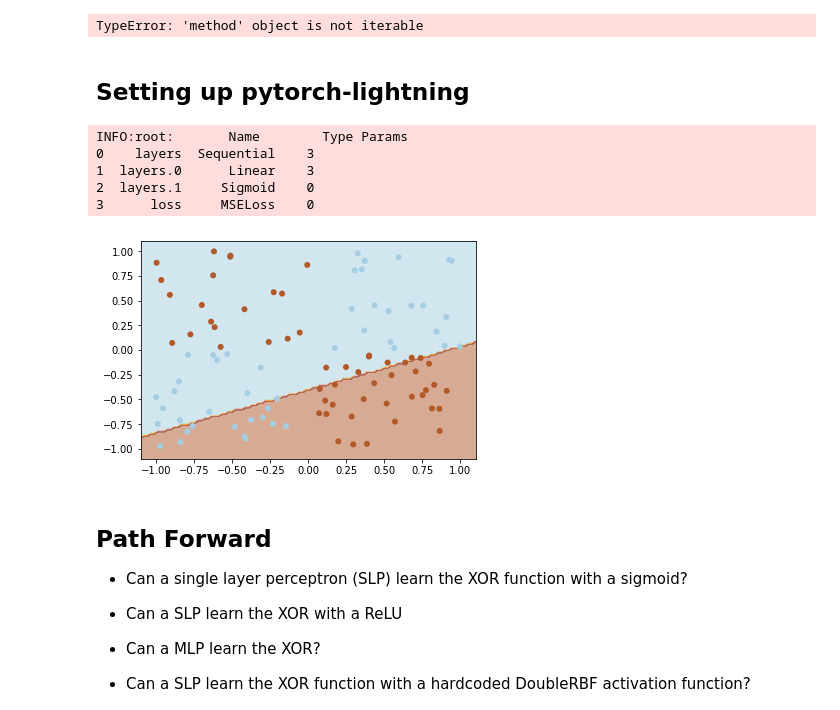
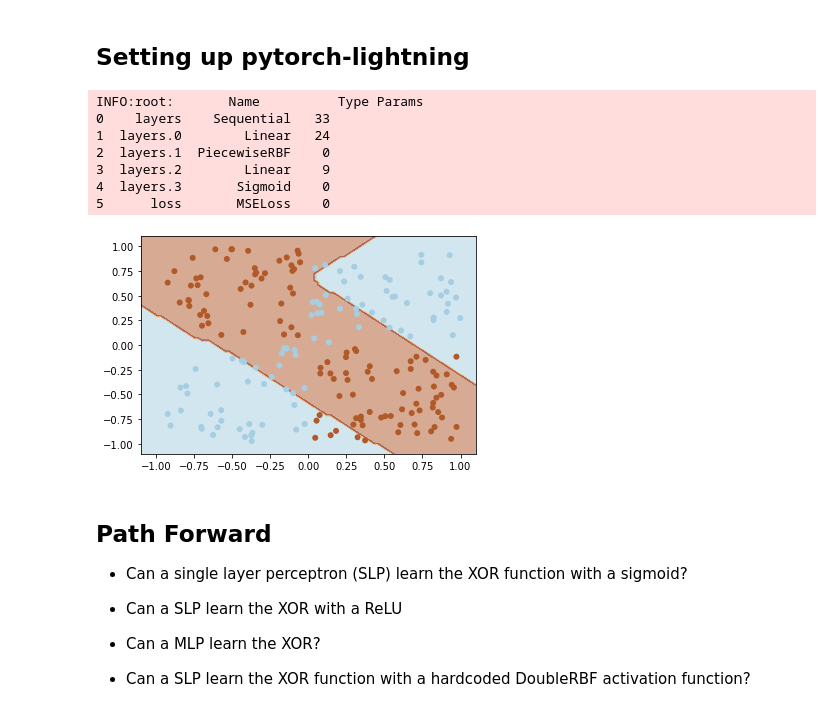
Before and after one commit to bhoov/xor-act-fn, a Jupyter notebook: notebooks/Initial RBF tests.ipynb, the cells around one changed output. Saved outputs shown, nothing was run; the diff lists cells and outputs as text; code cells hidden in the pictures.

```diff
--- a/notebooks/Initial RBF tests.ipynb
+++ b/notebooks/Initial RBF tests.ipynb
@@ -32,31 +13,0 @@ def xor(x: torch.tensor) -> torch.tensor:
-# %%
-from typing import Tuple
-
-def create_xor_dataset(N:int, seed=42) -> Tuple[torch.tensor, torch.tensor]:
-    """Create an xor dataset between -1, 1"""
-    torch.manual_seed(seed)
-    x = 2*torch.rand(N, 2) - 1
-    y = xor(x).float().reshape((-1, 1))
-    return x,y
-
-def plot_xor_ds(x:torch.tensor, y:torch.tensor):
-    """Plot the xor dataset"""
-    plt.scatter(x[:,0].detach().numpy(), x[:,1].detach().numpy(), c=y.detach().numpy())
-    plt.xlabel("X1")
-    plt.ylabel("X2")
-    plt.title("Generated XOR dataset")
-    plt.show()
-
-class XORDataset():
-    """Dataset representing the XOR data used to train the neural network"""
-    def __init__(self, N:int, seed=42):
-        self.X, self.Y = create_xor_dataset(N, seed)
-
-    def __len__(self):
-        return len(self.Y)
-
-    def __getitem__(self, idx):
-        return self.X[idx, :], self.Y[idx]
-
-    def plot(self):
-        plot_xor_ds(self.X, self.Y.flatten())
@@ -184,17 +13,0 @@ tensor([-0.0548])
-# %%
-class TestCTX():
-    def __init__(self): pass
-    def save_for_backward(self, *args):
-        self.args = args
-
-    def saved_variables(self):
-        print(self.args)
-        return self.args
-
-
-ctx = TestCTX()
-ctx.save_for_backward(torch.tensor([3.]), 2, 0.1, 0.1)
-
-piecewise_rbf.backward(ctx, 3)
-# %% [output]
-TypeError: 'method' object is not iterable
@@ -314,18 +20,23 @@ m = PiecewiseRBF()
 # %%
 from pytorch_lightning import Trainer
 
-# model = BaseMLP([2], nn.ReLU(), nn.Sigmoid())
-model = BaseMLP([], PiecewiseRBF(T=0.01, rbf_at_0=1e-6, ep2=0.6), nn.Sigmoid())
+ds_train = XORDataset(10)
+ds_test = XORDataset(100)
+
+# model = BaseMLP([8], nn.ReLU(), nn.Sigmoid())
+model = BaseMLP([8], PiecewiseRBF(T=0.01, rbf_at_0=0.6, ep2=0.6), nn.Sigmoid())
 trainer = Trainer()
 trainer.fit(model)
-labels = plot_model(model, ds_test.X, ds_test.Y.flatten())
+model.plot('val')
 # %% [output]
-INFO:root:       Name        Type Params
-0    layers  Sequential    3
-1  layers.0      Linear    3
-2  layers.1     Sigmoid    0
-3      loss     MSELoss    0
+INFO:root:       Name          Type Params
+0    layers    Sequential   33
+1  layers.0        Linear   24
+2  layers.1  PiecewiseRBF    0
+3  layers.2        Linear    9
+4  layers.3       Sigmoid    0
+5      loss       MSELoss    0
-[figure, old version]
+[figure, new version]
 # %% [markdown]
 ## Path Forward
 
```
Also changed, not shown: parts of 11 cells of this notebook, 6 other files.
